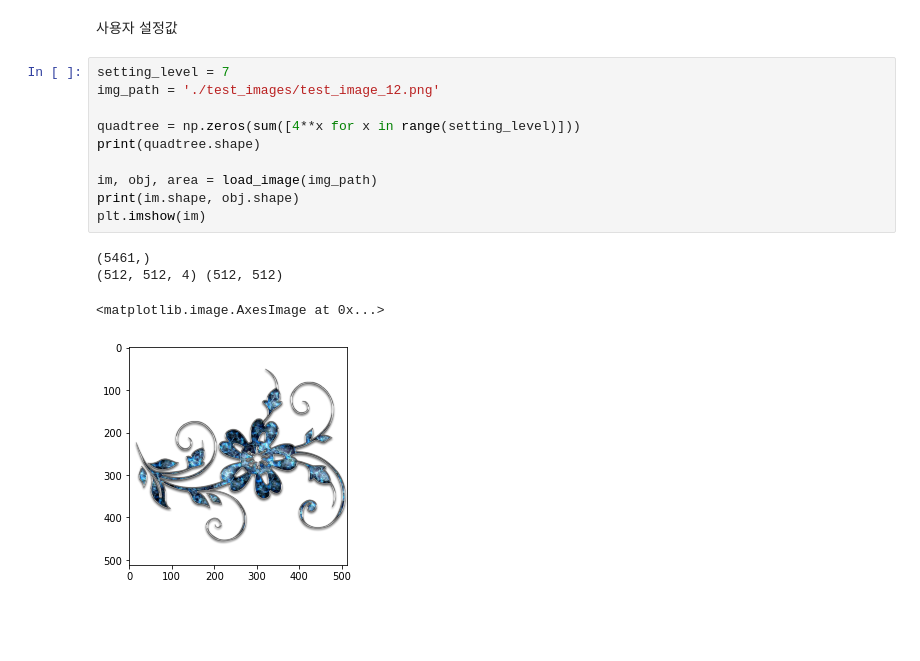
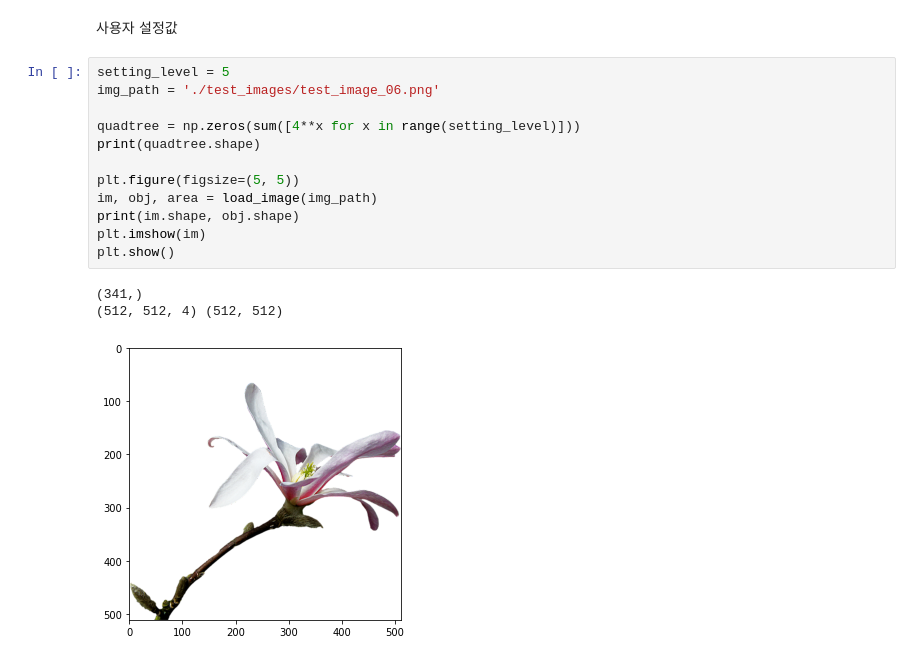
Before and after one commit to badger777/object-search-with-quadtree, a Jupyter notebook: object_search/object_search.ipynb, the cells around one changed output. Drawn from its saved outputs; the diff is of its cells as text; blank space fills up the shorter version.

```diff
--- a/object_search/object_search.ipynb
+++ b/object_search/object_search.ipynb
@@ -84,20 +98,21 @@ def calc_area(level, index, x, y):
 # %% [markdown]
 사용자 설정값
 # %%
-setting_level = 7
-img_path = './test_images/test_image_12.png'
+setting_level = 5
+img_path = './test_images/test_image_06.png'
 
 quadtree = np.zeros(sum([4**x for x in range(setting_level)]))
 print(quadtree.shape)
 
+plt.figure(figsize=(5, 5))
 im, obj, area = load_image(img_path)
 print(im.shape, obj.shape)
 plt.imshow(im)
+plt.show()
 # %% [output]
-(5461,)
+(341,)
 (512, 512, 4) (512, 512)
-<matplotlib.image.AxesImage at 0x...>
-[figure, old version]
+[figure, new version]
 # %%
 start = time.time()
 quadtree_search(0, 511, 0 ,511, 0, 0, 1, 0)
```
Also changed, not shown: parts of 6 cells of this notebook.
